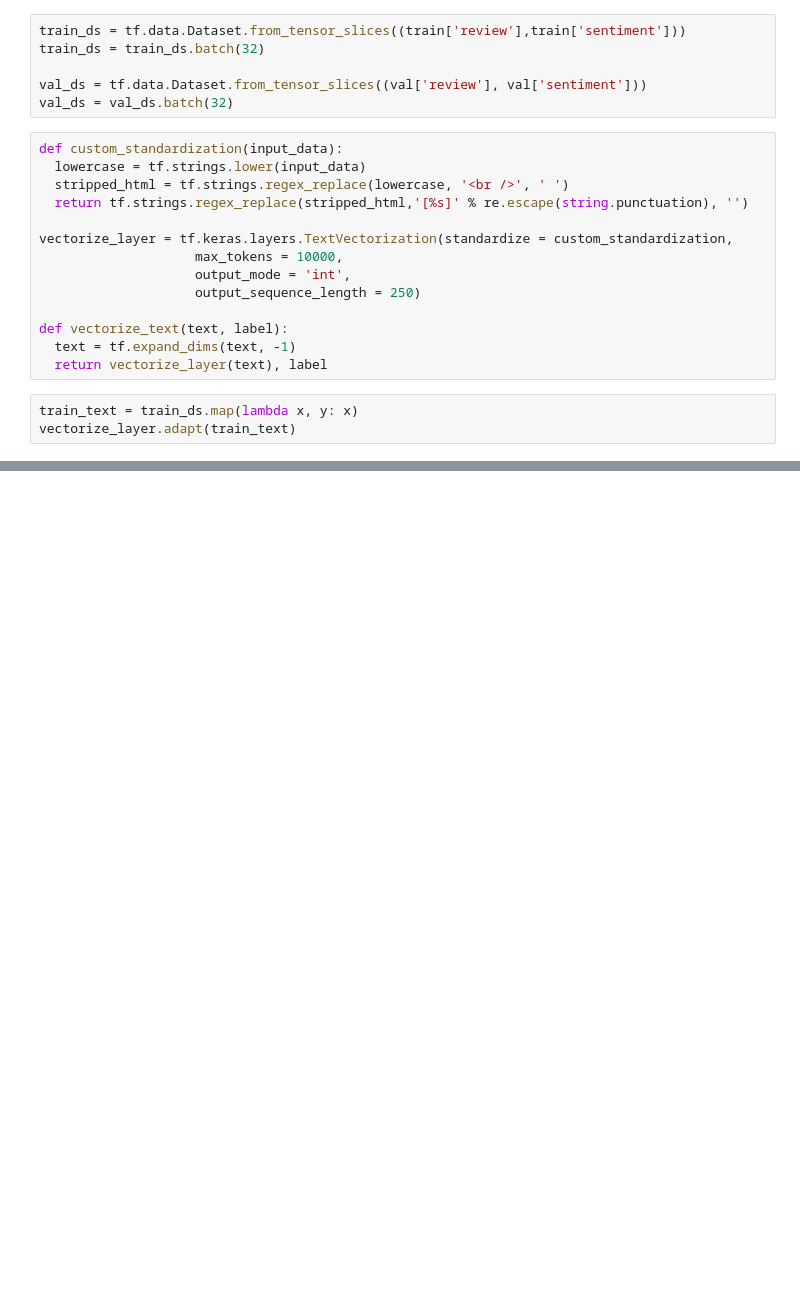
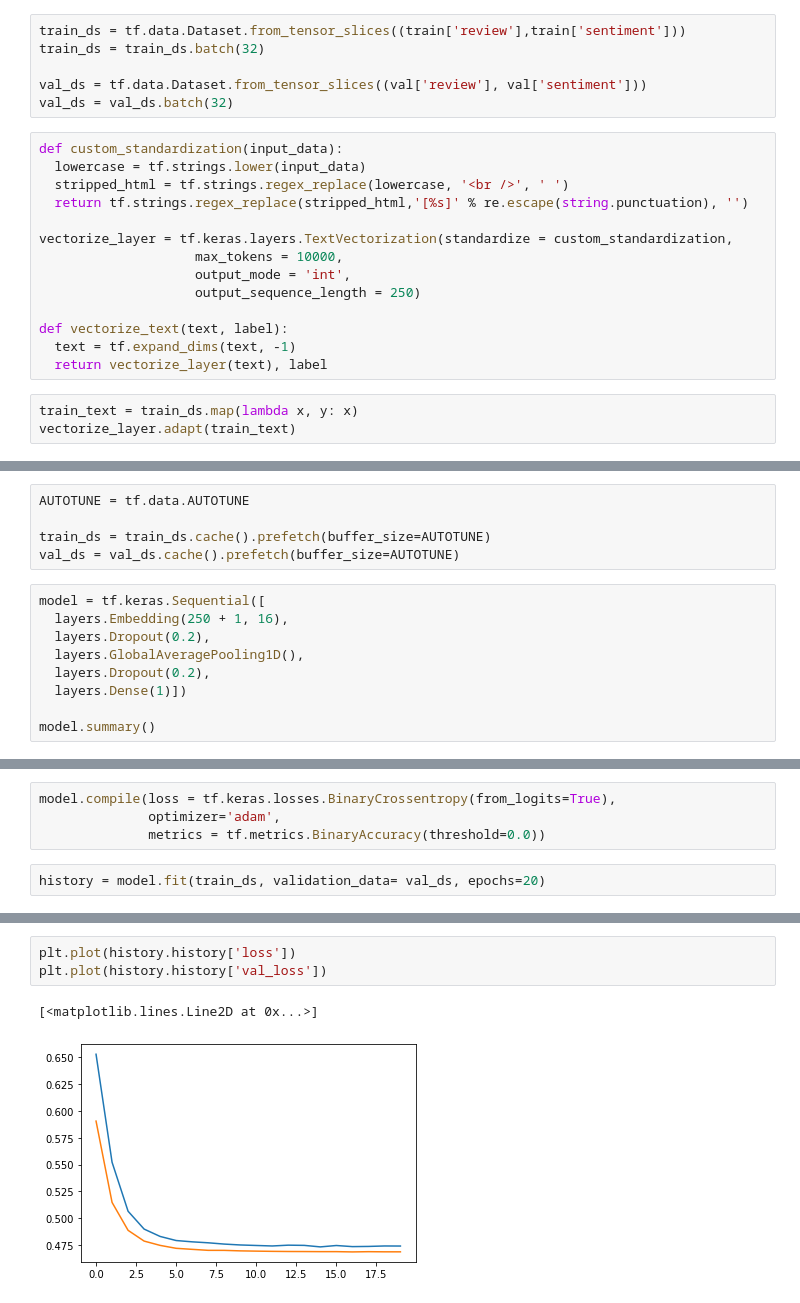
Before and after one commit to dayaniravi123/Machine-Learning-Projects, a Jupyter notebook: NLP_Problem_IMDB.ipynb, the cells around one changed output, grey strips where cells are left out. Cells and saved outputs as stored; diff of their text form; blank space fills up the shorter version.

Commit message:
Implement machine learning model using tensorflow

```diff
--- a/NLP_Problem_IMDB.ipynb
+++ b/NLP_Problem_IMDB.ipynb
@@ -235,0 +258,14 @@ array([[ 176,   48,   10,  777, 2088,  518,  293,    2,  105, 1906, 1973,
+# %%
+AUTOTUNE = tf.data.AUTOTUNE
+
+train_ds = train_ds.cache().prefetch(buffer_size=AUTOTUNE)
+val_ds = val_ds.cache().prefetch(buffer_size=AUTOTUNE)
+# %%
+model = tf.keras.Sequential([
+  layers.Embedding(250 + 1, 16),
+  layers.Dropout(0.2),
+  layers.GlobalAveragePooling1D(),
+  layers.Dropout(0.2),
+  layers.Dense(1)])
+
+model.summary()
@@ -235,0 +293,6 @@ array([[ 176,   48,   10,  777, 2088,  518,  293,    2,  105, 1906, 1973,
+# %%
+model.compile(loss = tf.keras.losses.BinaryCrossentropy(from_logits=True),
+              optimizer='adam',
+              metrics = tf.metrics.BinaryAccuracy(threshold=0.0))
+# %%
+history = model.fit(train_ds, validation_data= val_ds, epochs=20)
@@ -235,0 +317,6 @@ array([[ 176,   48,   10,  777, 2088,  518,  293,    2,  105, 1906, 1973,
+# %%
+plt.plot(history.history['loss'])
+plt.plot(history.history['val_loss'])
+# %% [output]
+[<matplotlib.lines.Line2D at 0x...>]
+[figure, added]
```
Also changed, not shown: parts of 6 cells of this notebook.
